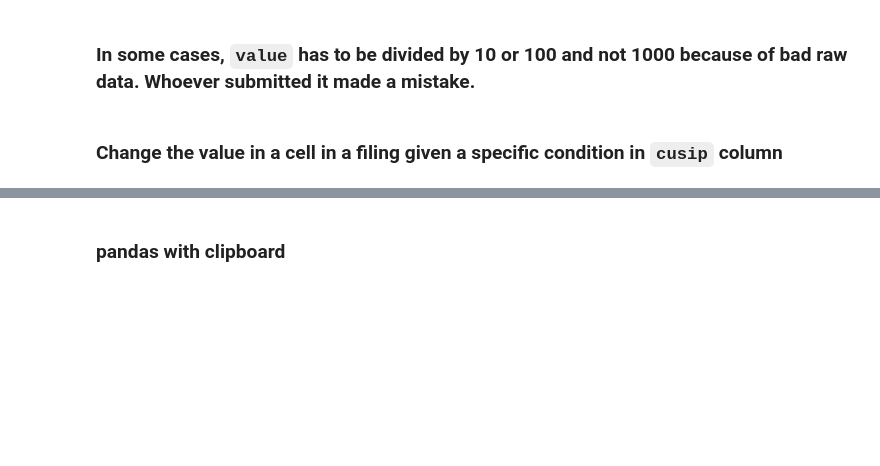
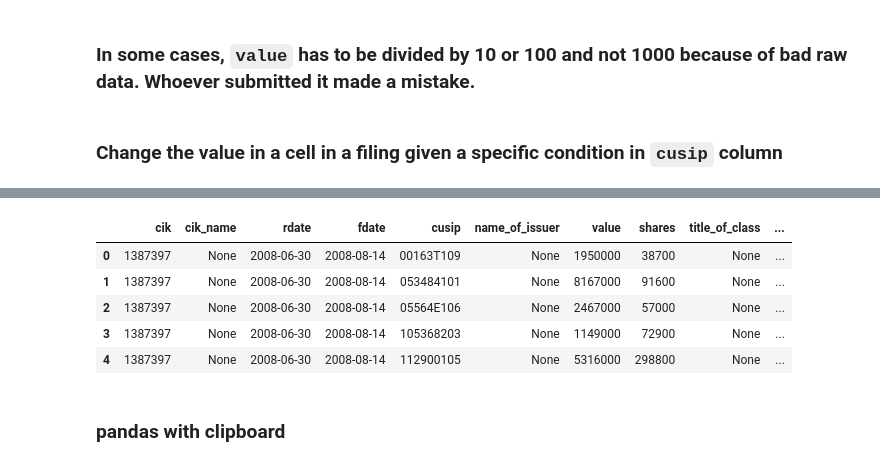
Before and after one commit to kuatroka/visualisation_training, a Jupyter notebook: altair_tutorial/notebooks/cik_cleaning_tool.ipynb, the cells around one changed output, grey strips where cells are left out. Cells and saved outputs as stored; diff of their text form; code cells hidden in the pictures; blank space fills up the shorter version.

```diff
--- a/altair_tutorial/notebooks/cik_cleaning_tool.ipynb
+++ b/altair_tutorial/notebooks/cik_cleaning_tool.ipynb
@@ -959,0 +1027,41 @@ df.query('cik==111')['rdate'].values
+# %%
+# Fully working hvplot data cleaning tool
+import panel as pn
+import holoviews as hv
+pn.extension('tabulator', template='material', sizing_mode='stretch_width')
+import hvplot.pandas # noqa
+pd.options.display.float_format = '{:.0f}'.format
+
+cik_dropdown = pn.widgets.Select(name='CIK',
+                                     options=common_df.cik.unique().tolist(),
+                                     value=common_df.cik.unique().tolist()[0])
+
+common_dfi =  common_df.round().interactive(sizing_mode='stretch_width')
+filtered_common_dfi = common_dfi[(common_dfi['cik'] == cik_dropdown)]
+# # points plot
+points_plot = filtered_common_dfi.hvplot(x='rdate',
+                                      y='file_value_sum',
+                                      kind='points',
+                                      height=350,
+                                      width=900,
+                                      persist=True,
+                                      hover_cols=['fdate','quarter', 'value_format', 'n_holdings', 'accession_number', 'avg_value_pct'],
+                                      yformatter='%d')
+ls_common = hv.link_selections.instance(unselected_alpha=0.08)
+ls_common.show_regions=True
+
+
+@pn.depends(cik_dropdown.param.value,watch=True)
+def clear_selection_on_drop_down_change(self):
+    ls_common.selection_expr = None
+
+
+# # Table is not yet dynamically linked to the linked selection
+table = (filtered_common_dfi[['cik', 'rdate', 'fdate', 'accession_number','file_value_sum', 'value_format','n_holdings', 'quarter', 'avg_value_pct']]
+        .sort_values(by='quarter')
+        .pipe(ls_common.filter, selection_expr=ls_common.param.selection_expr)
+        .pipe(pn.widgets.Tabulator, pagination='remote', page_size=10))
+
+column = pn.Column(filtered_common_dfi.widgets(),ls_common(points_plot.holoviews()).opts(hv.opts.Points(active_tools=['box_select'])),
+                   ls_common(table.panel()))
+column
@@ -960,3 +1198,14 @@ df.query('cik==111')['rdate'].values
+# %%
+df = pd.read_parquet(file)
+# %%
+df.head()
+# %% [output]
+|  | cik | cik_name | rdate | fdate | cusip | name_of_issuer | value | shares | title_of_class | ... |
+| 0 | 1387397 | None | 2008-06-30 | 2008-08-14 | 00163T109 | None | 1950000 | 38700 | None | ... |
+| 1 | 1387397 | None | 2008-06-30 | 2008-08-14 | 053484101 | None | 8167000 | 91600 | None | ... |
+| 2 | 1387397 | None | 2008-06-30 | 2008-08-14 | 05564E106 | None | 2467000 | 57000 | None | ... |
+| 3 | 1387397 | None | 2008-06-30 | 2008-08-14 | 105368203 | None | 1149000 | 72900 | None | ... |
+| 4 | 1387397 | None | 2008-06-30 | 2008-08-14 | 112900105 | None | 5316000 | 298800 | None | ... |
 # %% [markdown]
 ### pandas with clipboard
 # %%
```
Also changed, not shown: parts of 20 cells of this notebook, 45 other files.
